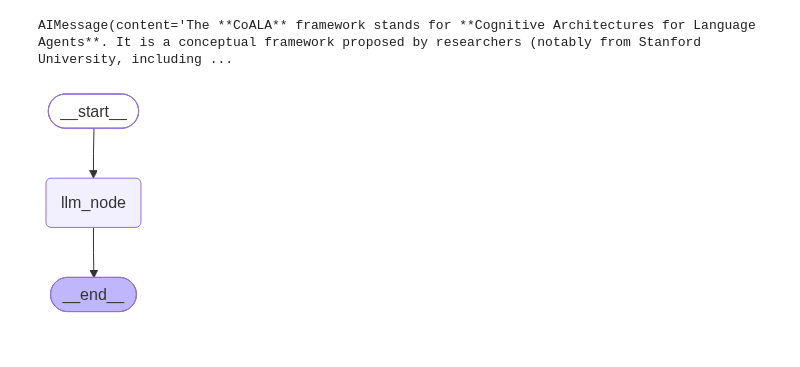
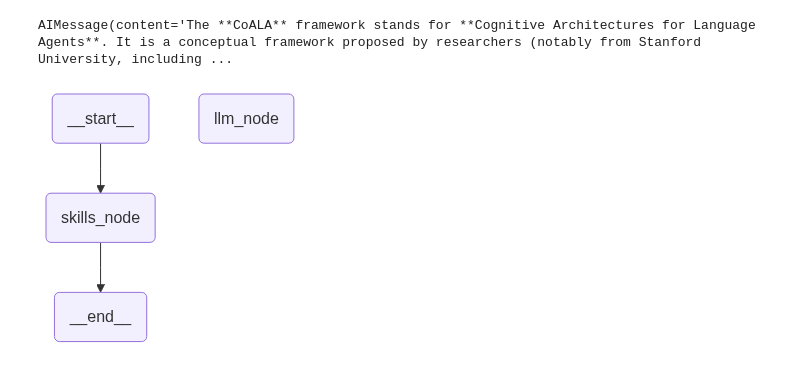
Before and after one commit to herreramaxi/Agentic_AI_CA1, a Jupyter notebook: A4AI-CA1-MaxiHerrera.ipynb, the cells around one changed output. Cells and saved outputs as stored; diff of their text form; code cells hidden in the pictures.

Commit message:
Implement skills management as AgentMiddleware

```diff
--- a/A4AI-CA1-MaxiHerrera.ipynb
+++ b/A4AI-CA1-MaxiHerrera.ipynb
@@ -33,0 +20,17 @@ print(len(categories))
+# %%
+categories_selected = ['ACCOUNT', 'ORDER', 'PAYMENT']
+intents_selected = ['create_account', 'delete_account', 'edit_account',
+                    'cancel_order', 'change_order', 'place_order',
+                    'check_payment_methods', 'payment_issue']
+ds_filtered = df[
+    df['category'].isin(categories_selected) &
+    df['intent'].isin(intents_selected)
+]
+
+ds_filtered = ds_filtered.rename(columns={"Unnamed: 0": "id"})
+sampled = ds_filtered.groupby('intent', group_keys=False).sample(n=6, random_state=42)
+train_df = sampled.groupby('intent', group_keys=False).head(3)
+test_df = sampled.drop(train_df.index)
+# train_df = train_df.reset_index(drop=True)
+# test_df = test_df.reset_index(drop=True)
+train_df
@@ -54,6 +128,7 @@ AIMessage(content='The **CoALA** framework stands for **Cognitive Architectures
 # %%
 import string
 from typing import Annotated
+from skills_manager import SkillsManager
 from pydantic import BaseModel, Field
 from langgraph.graph import END, START, MessagesState, StateGraph, add_messages
 from langchain_core.messages import (
@@ -66,35 +141,78 @@ from langchain_core.messages import (
 class CustomState(BaseModel):
     messages:Annotated[list[AnyMessage], add_messages]= Field(default_factory=list, description= "Messages history")
     query: str = Field(default="",description = "query from user")
 
 def llm_node(state: CustomState)-> dict:
     messages = state.messages
+    system_prompt = "you AI tool!"
 
     if(not messages):
-        messages.append(SystemMessage("you AI tool!"))
+        messages.append(SystemMessage(system_prompt))
 
     text = ""
 
     while(text != "exit"):
         text  = input("enter message")
         messages.append(HumanMessage(text))
 
         llm = get_llm("qwen/qwen3.8-27b")
         response = llm.invoke(messages)
         print(response)
 
         messages.append(response)
 
     return  {
         "messages" : messages
     }
 
+
+from langchain.tools import tool
+
+@tool
+def request_supervisor(user_query: str) -> str:
+    """Request an example of response to the user query
+    Args:
+        user_query (str): The user query
+    """
+    print(f"request_supervisor: {user_query}")
+    response = train_df.loc[train_df["instruction"] == user_query, "response"].iloc[0]
+    return response
+
+
+#TODO: Should this be implemented as small react?
+def skills_node(state: CustomState)->dict:
+    sm = SkillsManager()
+    any_skill, skill_prompt = sm.generate_first_level_prompt()
+
+    # if not any_skill:
+    #     return {
+    #         "relevant_skill": None
+    #     }
+
+    sm = SkillsManager()
+
+    #add tools for load skills
+    #Addjson response
+    tools = [sm.load_skill, request_supervisor]
+    llm = get_llm("qwen/qwen3.8-27b").bind_tools(tools)
+    # print(llm.kwargs["tools"])  # full schema that goes to the provider
+    messages = []
+    messages.append(SystemMessage(skill_prompt))
+    messages.append(HumanMessage(state.query))
+    response = llm.invoke(messages)
+    print (response)
+    return {
+        "sth":""
+    }
+
 graph = StateGraph(CustomState)
 graph.add_node("llm_node", llm_node)
-graph.add_edge(START,"llm_node")
-graph.add_edge("llm_node",END)
+graph.add_node("skills_node", skills_node)
+graph.add_edge(START,"skills_node")
+# graph.add_edge("skills_node", "llm_node")
+graph.add_edge("skills_node",END)
 agent = graph.compile()
 agent
 # %% [output]
-[figure, old version]
+[figure, new version]
 # %%
```
Also changed, not shown: parts of 13 cells of this notebook, 13 other files.
